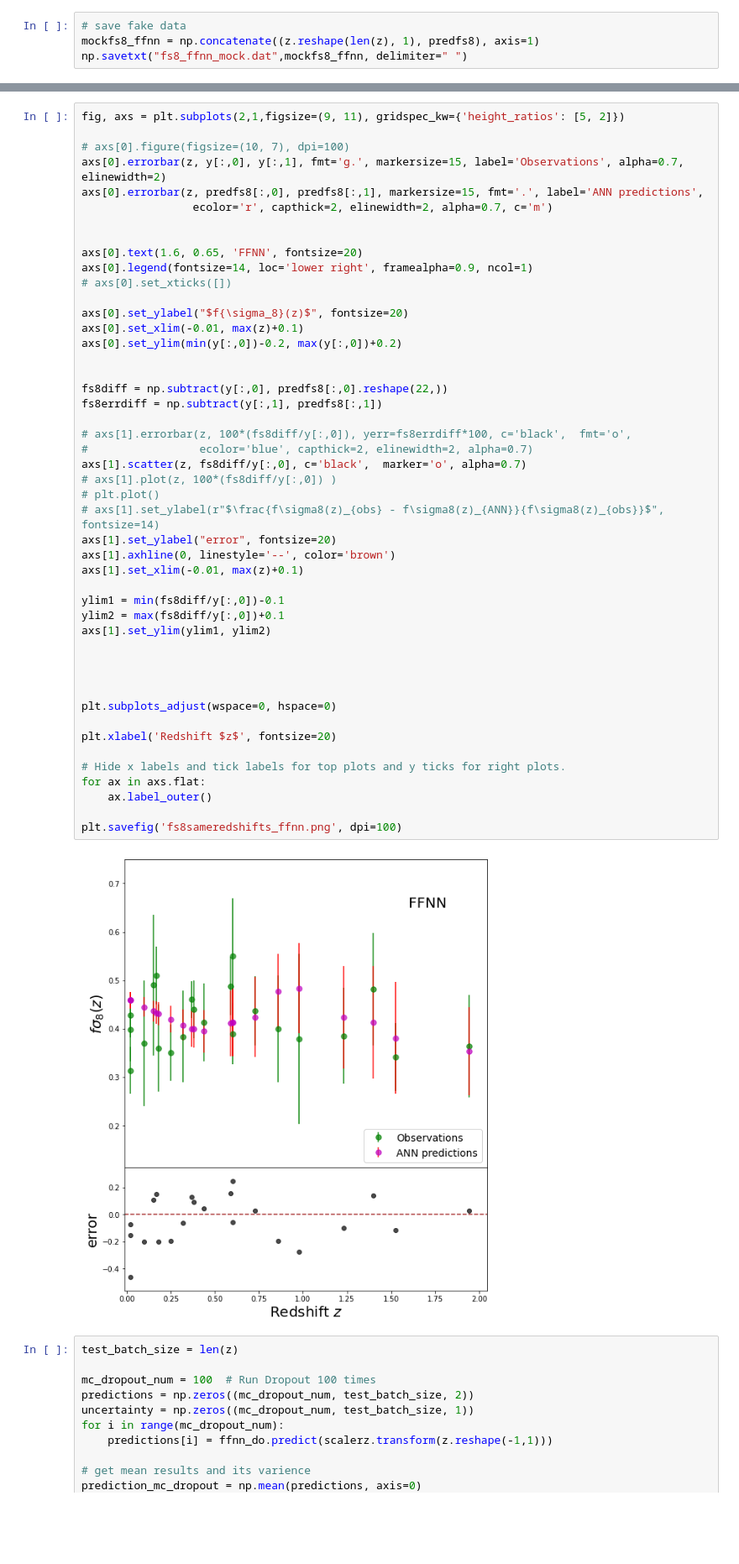
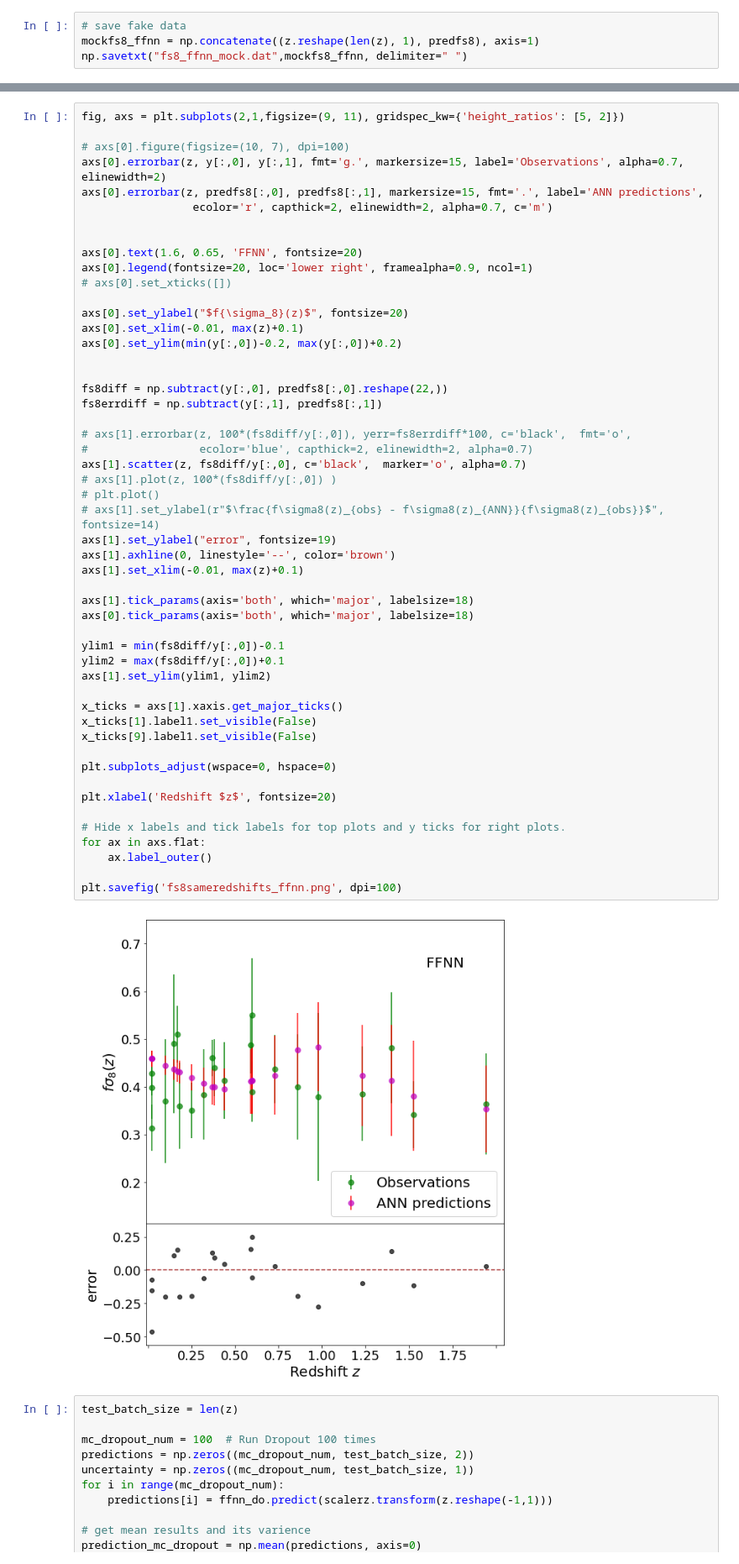
Before and after one commit to igomezv/crann, a Jupyter notebook: loadfs8FFNN.ipynb, the cells around one changed output, grey strips where cells are left out. Shown at 84% size. Drawn from its saved outputs; the diff is of its cells as text; blank space fills up the shorter version.

Commit message:
update hz and fs8 figures labels

```diff
--- a/loadfs8FFNN.ipynb
+++ b/loadfs8FFNN.ipynb
@@ -63,7 +63,7 @@ axs[0].errorbar(z, predfs8[:,0], predfs8[:,1], markersize=15, fmt='.', label='AN
 
 
 axs[0].text(1.6, 0.65, 'FFNN', fontsize=20)
-axs[0].legend(fontsize=14, loc='lower right', framealpha=0.9, ncol=1)
+axs[0].legend(fontsize=20, loc='lower right', framealpha=0.9, ncol=1)
 # axs[0].set_xticks([])
 
 axs[0].set_ylabel("$f{\sigma_8}(z)$", fontsize=20)
@@ -71,37 +71,41 @@ axs[0].set_xlim(-0.01, max(z)+0.1)
 axs[0].set_ylim(min(y[:,0])-0.2, max(y[:,0])+0.2)
 
 
 fs8diff = np.subtract(y[:,0], predfs8[:,0].reshape(22,))
 fs8errdiff = np.subtract(y[:,1], predfs8[:,1])
 
 # axs[1].errorbar(z, 100*(fs8diff/y[:,0]), yerr=fs8errdiff*100, c='black',  fmt='o',
 #                 ecolor='blue', capthick=2, elinewidth=2, alpha=0.7)
 axs[1].scatter(z, fs8diff/y[:,0], c='black',  marker='o', alpha=0.7)
 # axs[1].plot(z, 100*(fs8diff/y[:,0]) )
 # plt.plot()
 # axs[1].set_ylabel(r"$\frac{f\sigma8(z)_{obs} - f\sigma8(z)_{ANN}}{f\sigma8(z)_{obs}}$", fontsize=14)
-axs[1].set_ylabel("error", fontsize=20)
+axs[1].set_ylabel("error", fontsize=19)
 axs[1].axhline(0, linestyle='--', color='brown')
 axs[1].set_xlim(-0.01, max(z)+0.1)
+
+axs[1].tick_params(axis='both', which='major', labelsize=18)
+axs[0].tick_params(axis='both', which='major', labelsize=18)
 
 ylim1 = min(fs8diff/y[:,0])-0.1
 ylim2 = max(fs8diff/y[:,0])+0.1
 axs[1].set_ylim(ylim1, ylim2)
 
-
-
+x_ticks = axs[1].xaxis.get_major_ticks()
+x_ticks[1].label1.set_visible(False)
+x_ticks[9].label1.set_visible(False)
 
 plt.subplots_adjust(wspace=0, hspace=0)
 
 plt.xlabel('Redshift $z$', fontsize=20)
 
 # Hide x labels and tick labels for top plots and y ticks for right plots.
 for ax in axs.flat:
     ax.label_outer()
 
 plt.savefig('fs8sameredshifts_ffnn.png', dpi=100)
 # %% [output]
-[figure, old version]
+[figure, new version]
 # %%
 test_batch_size = len(z)
 
```
Also changed, not shown: parts of 2 cells of this notebook, 1 other file.
